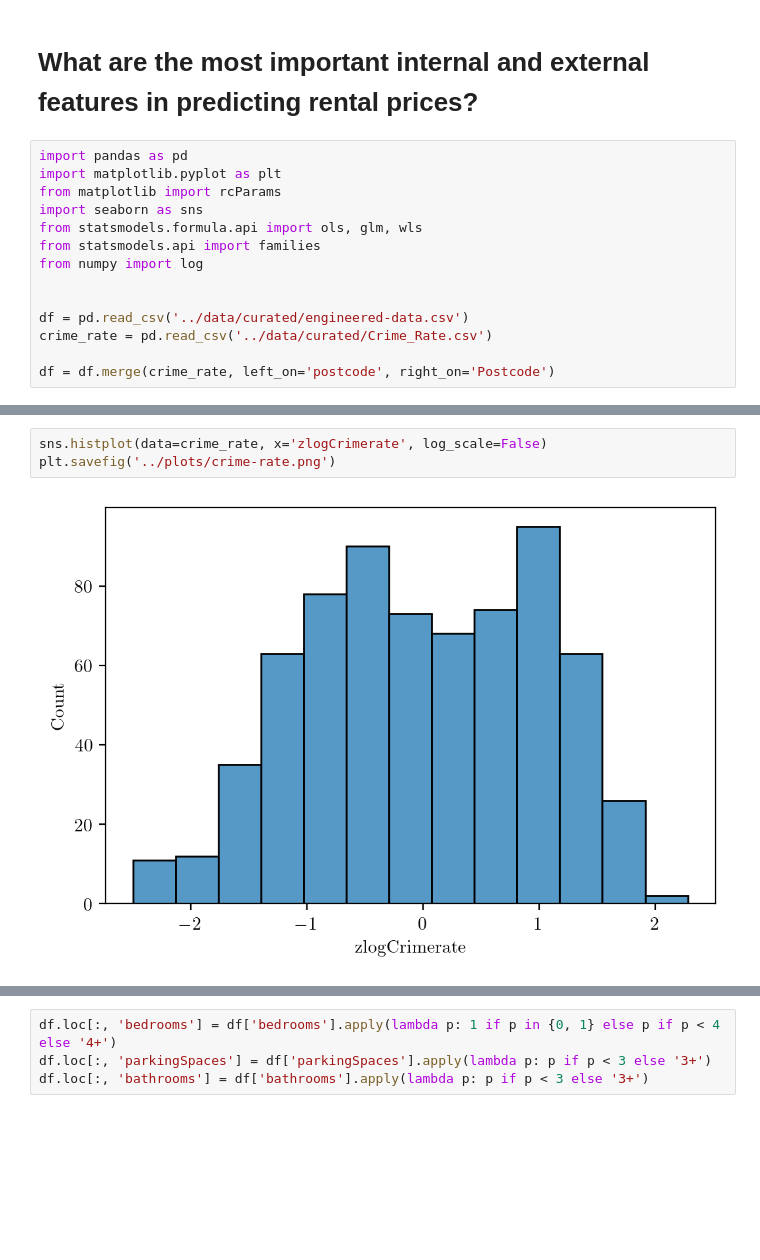
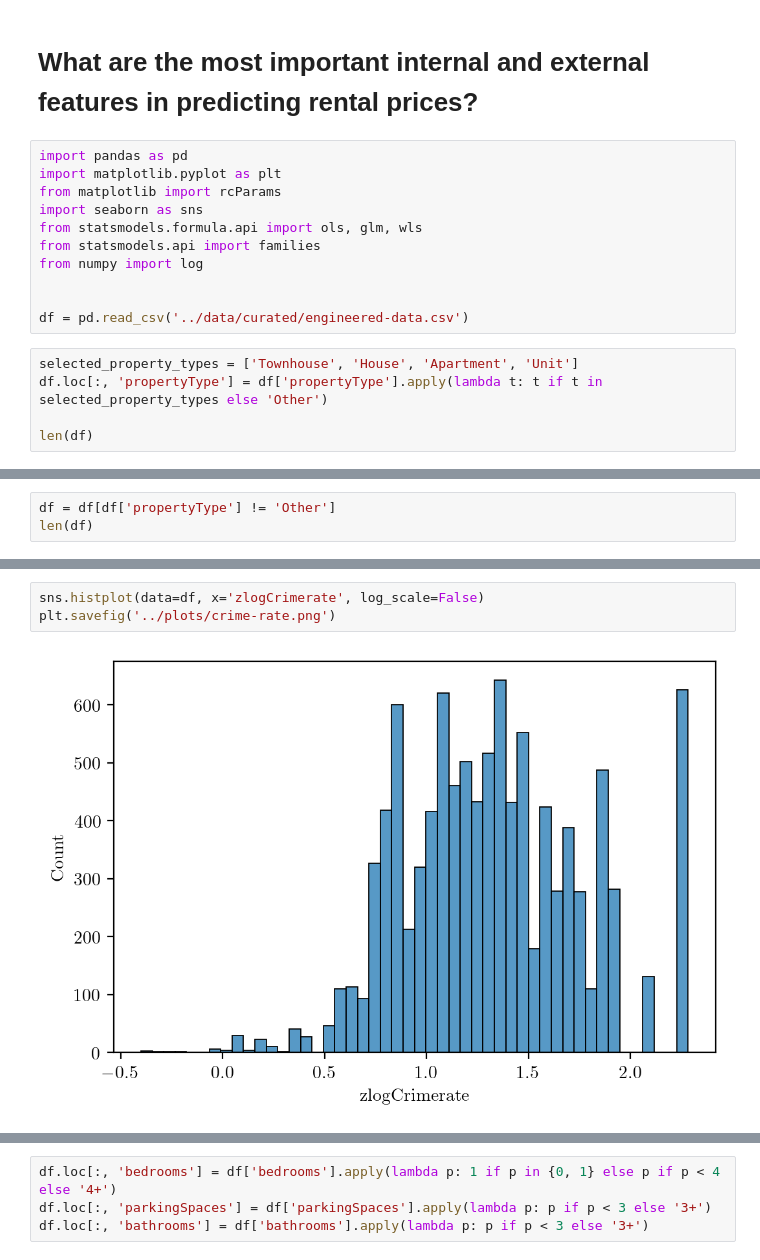
Before and after one commit to MAST30034-Applied-Data-Science/generic-real-estate-consulting-project-group-21, a Jupyter notebook: notebooks/question-one-modelling-analysis.ipynb, the cells around one changed output, grey strips where cells are left out. Saved outputs shown, nothing was run; the diff lists cells and outputs as text; blank space fills up the shorter version.

Commit message:
qn 1 exploratory plots

```diff
--- a/notebooks/question-one-modelling-analysis.ipynb
+++ b/notebooks/question-one-modelling-analysis.ipynb
@@ -11,6 +11,8 @@ from numpy import log
 
 
 df = pd.read_csv('../data/curated/engineered-data.csv')
-crime_rate = pd.read_csv('../data/curated/Crime_Rate.csv')
-
-df = df.merge(crime_rate, left_on='postcode', right_on='Postcode')
+# %%
+selected_property_types = ['Townhouse', 'House', 'Apartment', 'Unit']
+df.loc[:, 'propertyType'] = df['propertyType'].apply(lambda t: t if t in selected_property_types else 'Other')
+
+len(df)
@@ -16,0 +21,3 @@ df = df.merge(crime_rate, left_on='postcode', right_on='Postcode')
+# %%
+df = df[df['propertyType'] != 'Other']
+len(df)
@@ -54,8 +63,8 @@ df.head(20)
 # %%
-sns.histplot(data=crime_rate, x='zlogCrimerate', log_scale=False)
+sns.histplot(data=df, x='zlogCrimerate', log_scale=False)
 plt.savefig('../plots/crime-rate.png')
 # %% [output]
-[figure, old version]
+[figure, new version]
 # %%
 df.corr()
 # %% [output]
```
Also changed, not shown: parts of 28 cells of this notebook, 1 other file.
